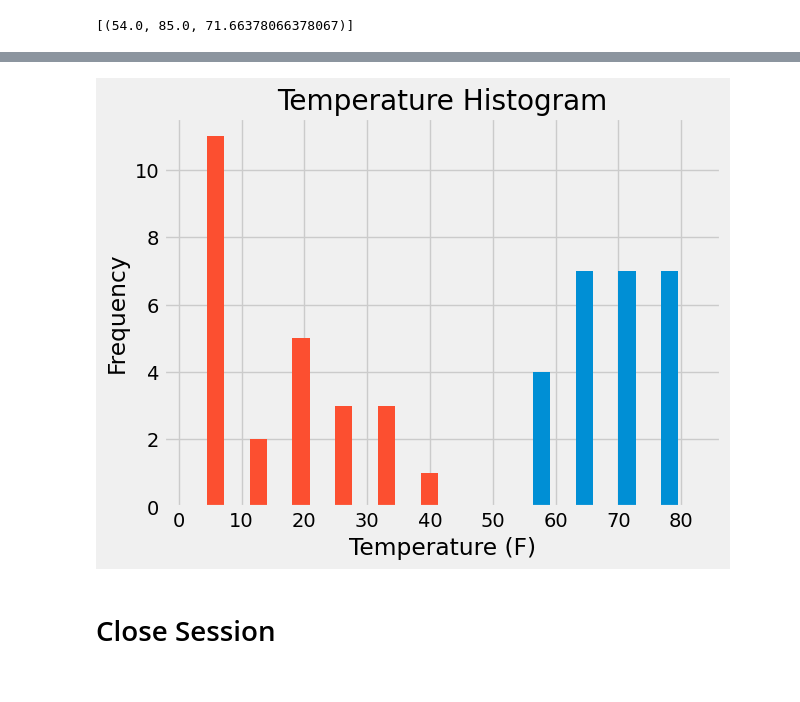
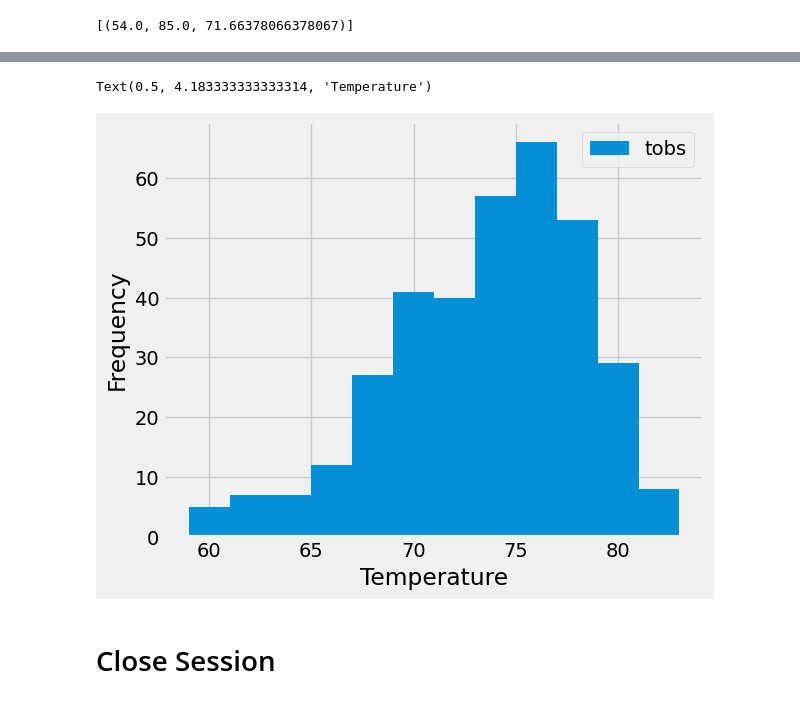
Before and after one commit to maxjackwell/sqlalchemy-challenge, a Jupyter notebook: SurfsUp/climate_starter.ipynb, the cells around one changed output, grey strips where cells are left out. Cells and saved outputs as stored; diff of their text form; code cells hidden in the pictures.

```diff
--- a/SurfsUp/climate_starter.ipynb
+++ b/SurfsUp/climate_starter.ipynb
@@ -147,15 +120,19 @@ temp_df
 # %%
 # Using the most active station id
 # Query the last 12 months of temperature observation data for this station and plot the results as a histogram
 
-plt.hist(temp_df,  bins=12)
-plt.xlabel('Temperature (F)')
-plt.ylabel('Frequency')
-plt.title('Temperature Histogram')
-plt.grid(True)
-plt.show()
+year_ago2 = dt.date(2017, 8, 23) - dt.timedelta(days=365)
+
+temp_data = session.query(Measurement.tobs).\
+    filter(Measurement.station == 'USC00519281').\
+    filter(Measurement.date >= year_ago2).all()
+temp_df = pd.DataFrame(temp_data, columns=['tobs'])
+temp_df.plot.hist(bins=12)
+plt.tight_layout()
+plt.xlabel("Temperature")
 # %% [output]
+Text(0.5, 4.183333333333314, 'Temperature')
-[figure, old version]
+[figure, new version]
 # %% [markdown]
 # Close Session
 # %%
```
Also changed, not shown: parts of 1 cell of this notebook, 4 other files.
